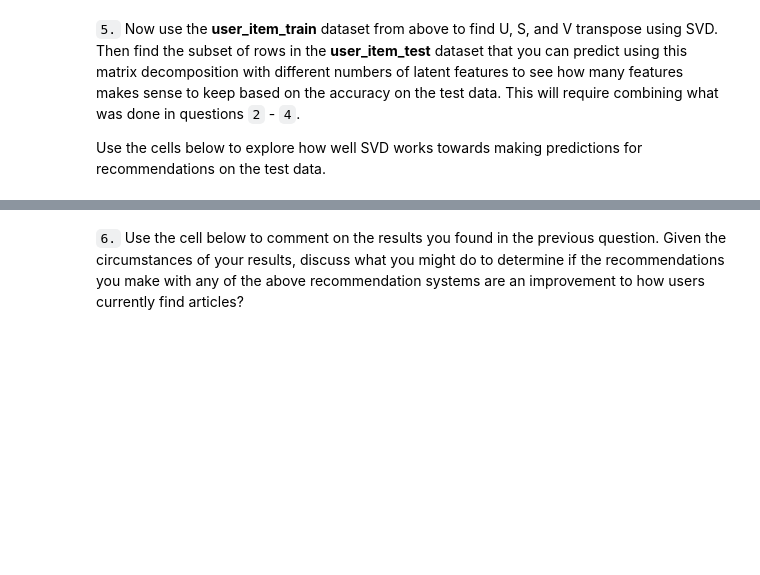
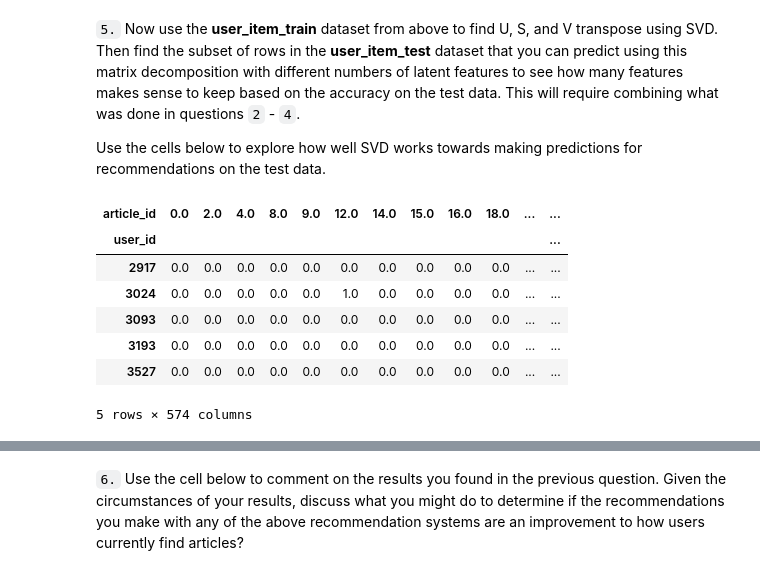
Before and after one commit to JensMartinGit/UD_DSND_Recommendations_with_IBM, a Jupyter notebook: Recommendations_with_IBM.ipynb, the cells around one changed output, grey strips where cells are left out. Cells and saved outputs as stored; diff of their text form; code cells hidden in the pictures; blank space fills up the shorter version.

```diff
--- a/Recommendations_with_IBM.ipynb
+++ b/Recommendations_with_IBM.ipynb
@@ -633,0 +842,18 @@ def make_content_recs():
+# %%
+# Make recommendations for a brand new user
+print('Top 10 Recommendations for a new User (user_id = 5154):\n')
+print(f'Article IDs: {make_content_recs(5154, 10)[0]}\n')
+print('Article Headlines:')
+for headline in make_content_recs(5154, 10)[1]:
+    print(headline)
+
+# Make a recommendations for a user who has only interacted with article_id 1427.0
+new_user = {'article_id' : 1427.0, 'title' : 'use xgboost, scikit-learn & ibm watson machine', 'user_id' : 5150}
+df = df.append(new_user, ignore_index=True) # Add new user 5150 to df
+make_content_recs(5150, 10)
+
+print('\n\nTop 10 Recommendations for a who has only interacted with article_id 1427.0:\n')
+print(f'Article IDs: {make_content_recs(5150, 10)[0]}\n')
+print('Article Headlines:')
+for headline in make_content_recs(5150, 10)[1]:
+    print(headline)
@@ -704,7 +967,13 @@ def create_test_and_train_user_item(df_train, df_test):
     test_arts - all of the test article ids
 
     '''
-    # Your code here
+    # Create user-item matrix for training and testing data
+    user_item_train = df_train.groupby(['user_id', 'article_id']).user_id.agg(lambda x: 1).unstack().fillna(0)
+    user_item_test = df_test.groupby(['user_id', 'article_id']).user_id.agg(lambda x: 1).unstack().fillna(0)
+
+    # Get user and article ids for test data
+    test_idx = list(user_item_test.index)
+    test_arts = list(user_item_test.columns)
 
     return user_item_train, user_item_test, test_idx, test_arts
 
@@ -737,0 +1028,13 @@ u_train, s_train, vt_train = # fit svd similar to above then use the cells below
+# %%
+# Get subset of rows in the user_item_test dataset that we can predict using this matrix decomposition
+user_item_test_subset = user_item_test[np.in1d(test_idx, user_item_train.index)]
+user_item_test_subset.head()
+# %% [output]
+| article_id | 0.0 | 2.0 | 4.0 | 8.0 | 9.0 | 12.0 | 14.0 | 15.0 | 16.0 | 18.0 | ... | ... |
+| user_id |  |  |  |  |  |  |  |  |  |  |  | ... |
+| 2917 | 0.0 | 0.0 | 0.0 | 0.0 | 0.0 | 0.0 | 0.0 | 0.0 | 0.0 | 0.0 | ... | ... |
+| 3024 | 0.0 | 0.0 | 0.0 | 0.0 | 0.0 | 1.0 | 0.0 | 0.0 | 0.0 | 0.0 | ... | ... |
+| 3093 | 0.0 | 0.0 | 0.0 | 0.0 | 0.0 | 0.0 | 0.0 | 0.0 | 0.0 | 0.0 | ... | ... |
+| 3193 | 0.0 | 0.0 | 0.0 | 0.0 | 0.0 | 0.0 | 0.0 | 0.0 | 0.0 | 0.0 | ... | ... |
+| 3527 | 0.0 | 0.0 | 0.0 | 0.0 | 0.0 | 0.0 | 0.0 | 0.0 | 0.0 | 0.0 | ... | ... |
+5 rows × 574 columns
```
Also changed, not shown: parts of 29 cells of this notebook, 1 other file.
